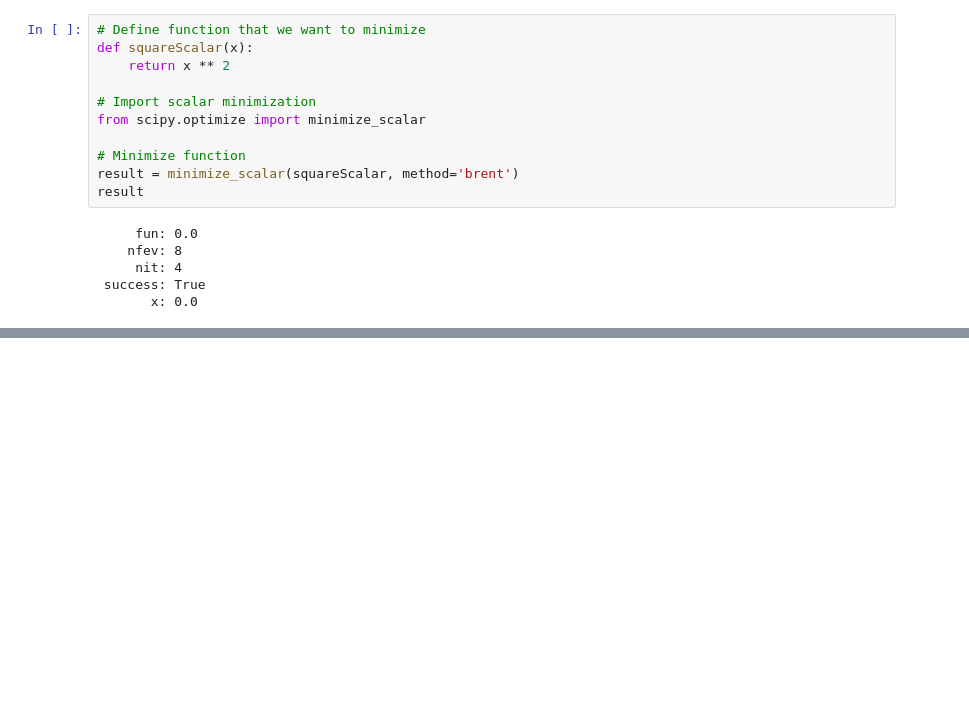
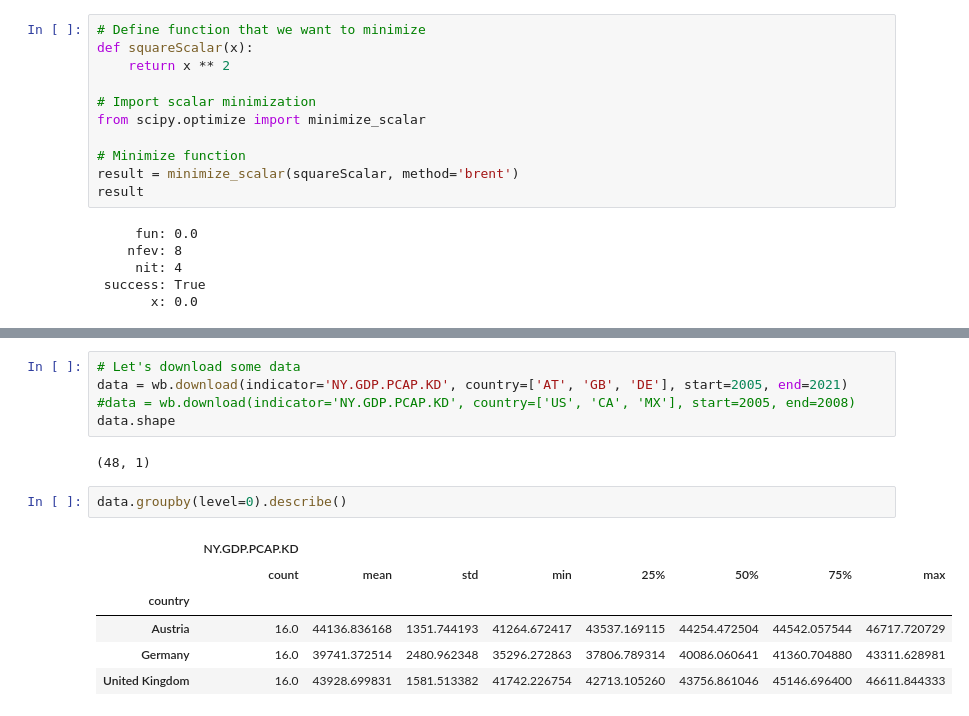
Before and after one commit to ulrichwohak/pythonTutorial, a Jupyter notebook: 05 Python packages and other cool stuff.ipynb, the cells around one changed output, grey strips where cells are left out. Drawn from its saved outputs; the diff is of its cells as text; blank space fills up the shorter version.

Commit message:
Added an example for downloading worldbank data.

```diff
--- a/05 Python packages and other cool stuff.ipynb
+++ b/05 Python packages and other cool stuff.ipynb
@@ -270,0 +285,16 @@ result
+# %%
+# Let's download some data
+data = wb.download(indicator='NY.GDP.PCAP.KD', country=['AT', 'GB', 'DE'], start=2005, end=2021)
+#data = wb.download(indicator='NY.GDP.PCAP.KD', country=['US', 'CA', 'MX'], start=2005, end=2008)
+data.shape
+# %% [output]
+(48, 1)
+# %%
+data.groupby(level=0).describe()
+# %% [output]
+|  | NY.GDP.PCAP.KD |  |  |  |  |  |  |  |
+|  | count | mean | std | min | 25% | 50% | 75% | max |
+| country |  |  |  |  |  |  |  |  |
+| Austria | 16.0 | 44136.836168 | 1351.744193 | 41264.672417 | 43537.169115 | 44254.472504 | 44542.057544 | 46717.720729 |
+| Germany | 16.0 | 39741.372514 | 2480.962348 | 35296.272863 | 37806.789314 | 40086.060641 | 41360.704880 | 43311.628981 |
+| United Kingdom | 16.0 | 43928.699831 | 1581.513382 | 41742.226754 | 42713.105260 | 43756.861046 | 45146.696400 | 46611.844333 |
```
Also changed, not shown: parts of 1 cell of this notebook.
